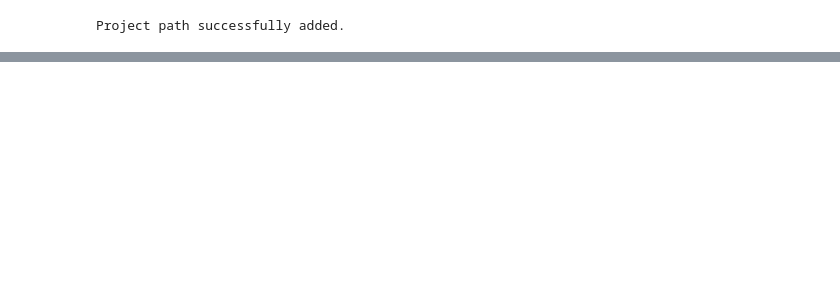
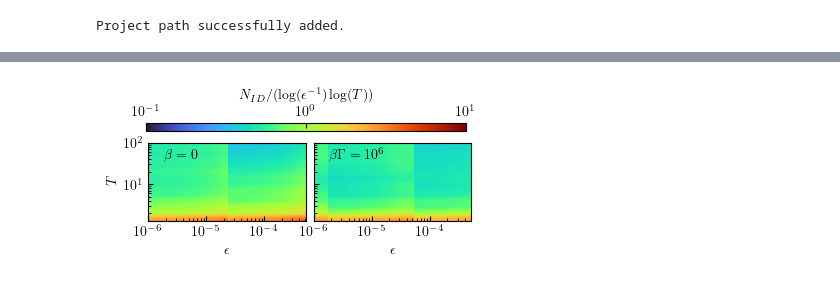
Before and after one commit to jthoenniss/RealTimeID, a Jupyter notebook: notebooks/paper.ipynb, the cells around one changed output, grey strips where cells are left out. Drawn from its saved outputs; the diff is of its cells as text; code cells hidden in the pictures; blank space fills up the shorter version.

```diff
--- a/notebooks/paper.ipynb
+++ b/notebooks/paper.ipynb
@@ -18,0 +149,81 @@ Project path successfully added.
+# %%
+fig, axs = plt.subplots(1,2, figsize=(4, 1.7), sharex=True, sharey=True)
+
+
+global_min = float('inf')
+global_max = float('-inf')
+
+# Calculate global min and max
+for b, b_idx in enumerate([0, 1]):
+
+    # AAA data
+    norm_AAA = np.log(1/errors_AAA_sc[:,1:,b_idx][:,np.newaxis]) * np.log(N_maxs_sc[0,1:,b_idx] * delta_t_vals_sc[0,1:,b_idx])
+    nbr_modes_rescaled_AAA = (AAA_ID_rank_particle[:,1:,b_idx] + AAA_ID_rank_holes[:,1:,b_idx]) / norm_AAA
+    global_min = min(global_min, nbr_modes_rescaled_AAA.min())
+    global_max = max(global_max, nbr_modes_rescaled_AAA.max())
+
+    print("AAA", nbr_modes_rescaled_AAA.min(), nbr_modes_rescaled_AAA.max())
+
+
+print("global_min", global_min)
+print("global_max", global_max)
+
+#round to the nearest power of 10
+global_min = 10**np.floor(np.log10(global_min))
+global_max = 10**np.ceil(np.log10(global_max))
+print("global_min", global_min)
+print("global_max", global_max)
+#normalize the data on a log scale
+from matplotlib.colors import LogNorm
+norm = LogNorm(vmin=global_min, vmax=global_max)
+# Precompute levels on a log scale
+levels = np.logspace(np.log10(global_min), np.log10(global_max), 200)
+
+
+for b, b_idx in enumerate([0, 1]):
+
+    # AAA data
+    X, Y = np.meshgrid(errors_AAA_sc[:,0,b_idx], N_maxs_sc[0,1:,b_idx] * delta_t_vals_sc[0,1:,b_idx])
+    norm_AAA = np.log(1/errors_AAA_sc[:,1:,b_idx][:,np.newaxis]) * np.log(N_maxs_sc[0,1:,b_idx] * delta_t_vals_sc[0,1:,b_idx])
+    nbr_modes_rescaled_AAA = (AAA_ID_rank_particle[:,1:,b_idx] + AAA_ID_rank_holes[:,1:,b_idx]) / norm_AAA
+
+    contour_AAA = axs[b].contourf(X, Y, nbr_modes_rescaled_AAA.T, cmap="turbo", levels=levels, norm=norm)
+    axs[b].set_xscale("log")
+    axs[b].set_yscale("log")
+    axs[b].set_xlim(left=1.e-6)
+
+axs[0].set_xlabel(r"$\epsilon$")
+axs[1].set_xlabel(r"$\epsilon$")
+axs[0].set_ylabel(r"$T$")
+
+
+axs[0].text(0.1,0.8,r"$\beta = 0$", transform=axs[0].transAxes)
+axs[1].text(0.1,0.8,r"$\beta\Gamma= 10^6$", transform=axs[1].transAxes)
+
+
+
+plt.tight_layout(rect=[0, 0, 1, 0.9])
+cax_ID = fig.add_axes([0.15, 0.85, 0.8, 0.05])
+
+fig.subplots_adjust(hspace=0.1, wspace=0.05)
+
+cbar = fig.colorbar(contour_AAA, cax=cax_ID, orientation='horizontal')
+
+#print range of values
+cbar.set_ticks([.1, 1, 10])
+
+cbar.ax.xaxis.set_ticks_position('top')
+cbar.ax.xaxis.set_label_position('top')
+cbar.ax.tick_params(axis='x', which='both', direction='in', top=True, bottom=False)
+cbar.set_label(r"$N_{ID} / (\log(\epsilon^{-1}) \log(T))$", labelpad=5, fontsize='medium')
+
+
+#move all ticks into plot area:
+for ax in axs.flat:
+    ax.xaxis.set_tick_params(which='both', direction='in')
+    ax.yaxis.set_tick_params(which='both', direction='in')
+
+
+#save figure as pdf
+fig.savefig("../plots/paper/complexity_AAA_semicircle_smoothening20_ID.pdf", bbox_inches='tight')
+# %% [output]
@@ -18,0 +236 @@ Project path successfully added.
+[figure, added]
```
Also changed, not shown: parts of 26 cells of this notebook.
